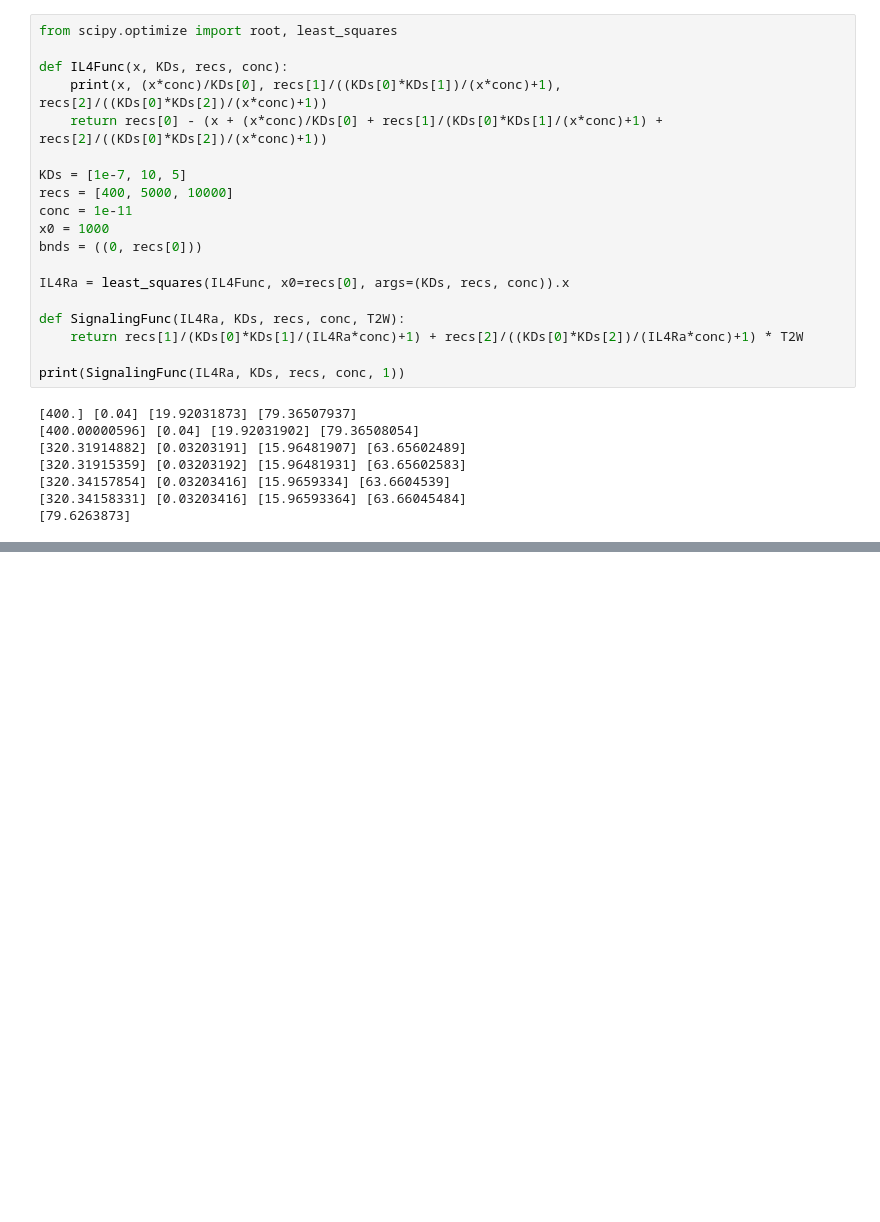
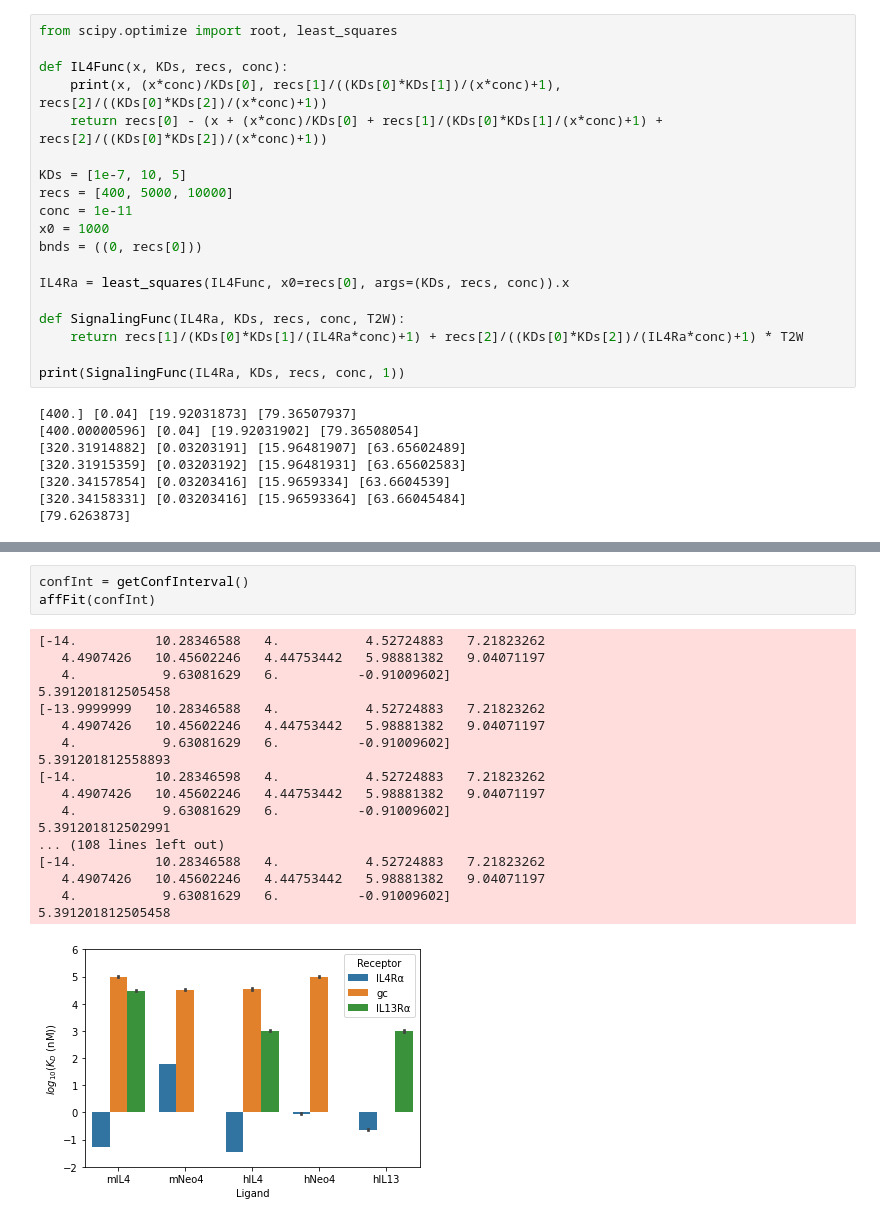
Before and after one commit to meyer-lab/IL4-model, a Jupyter notebook: polyc.ipynb, the cells around one changed output, grey strips where cells are left out. Cells and saved outputs as stored; diff of their text form; blank space fills up the shorter version.

Commit message:
Done With Update Plots

```diff
--- a/polyc.ipynb
+++ b/polyc.ipynb
@@ -200,0 +201,22 @@ Text(0.5, 1.0, 'Multivalent binding model')
+# %%
+confInt = getConfInterval()
+affFit(confInt)
+# %% [output]
+[-14.          10.28346588   4.           4.52724883   7.21823262
+   4.4907426   10.45602246   4.44753442   5.98881382   9.04071197
+   4.           9.63081629   6.          -0.91009602]
+5.391201812505458
+[-13.9999999   10.28346588   4.           4.52724883   7.21823262
+   4.4907426   10.45602246   4.44753442   5.98881382   9.04071197
+   4.           9.63081629   6.          -0.91009602]
+5.391201812558893
+[-14.          10.28346598   4.           4.52724883   7.21823262
+   4.4907426   10.45602246   4.44753442   5.98881382   9.04071197
+   4.           9.63081629   6.          -0.91009602]
+5.391201812502991
+... (108 lines left out)
+[-14.          10.28346588   4.           4.52724883   7.21823262
+   4.4907426   10.45602246   4.44753442   5.98881382   9.04071197
+   4.           9.63081629   6.          -0.91009602]
+5.391201812505458
+[figure, added]
```
Also changed, not shown: parts of 11 cells of this notebook, 3 other files.
